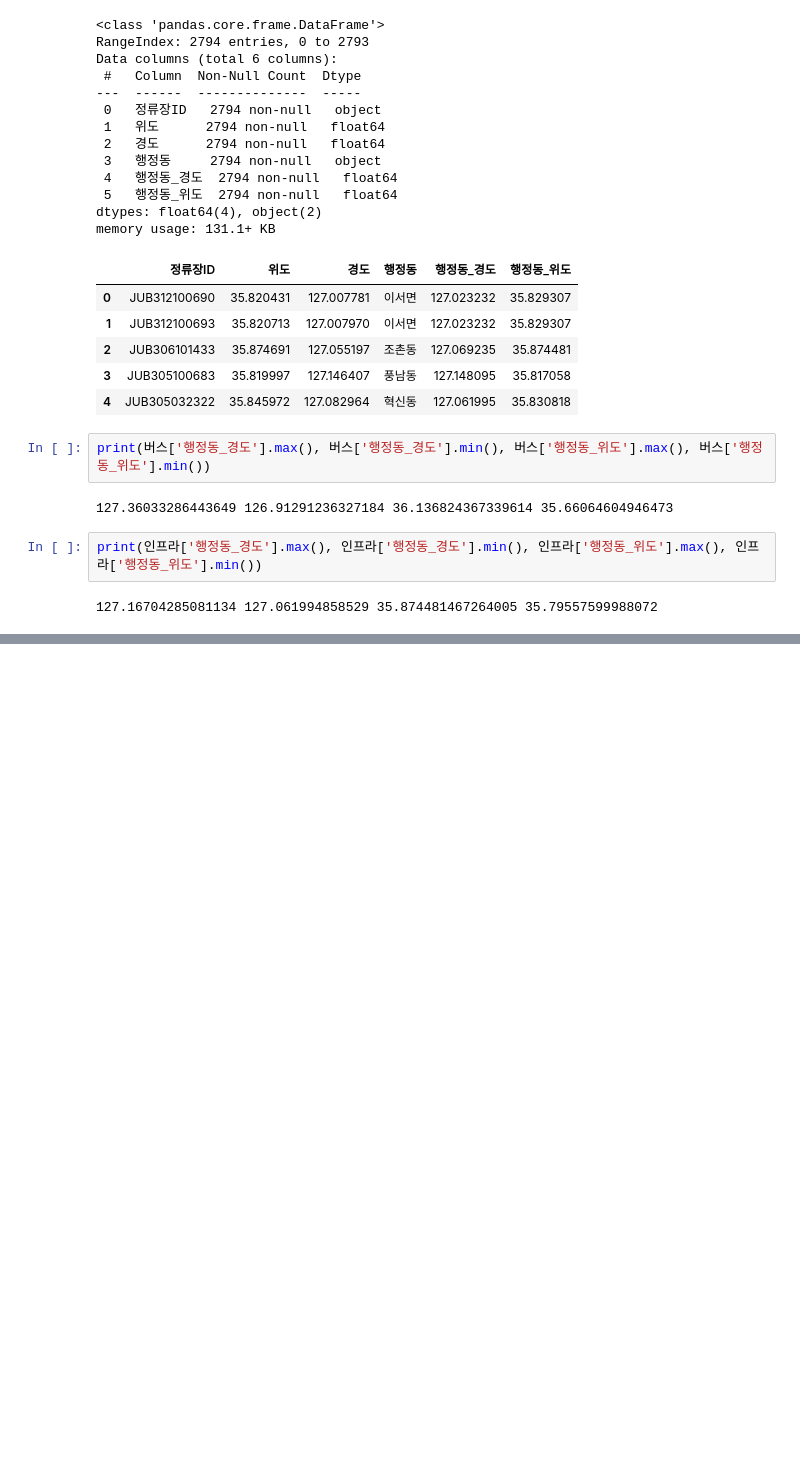
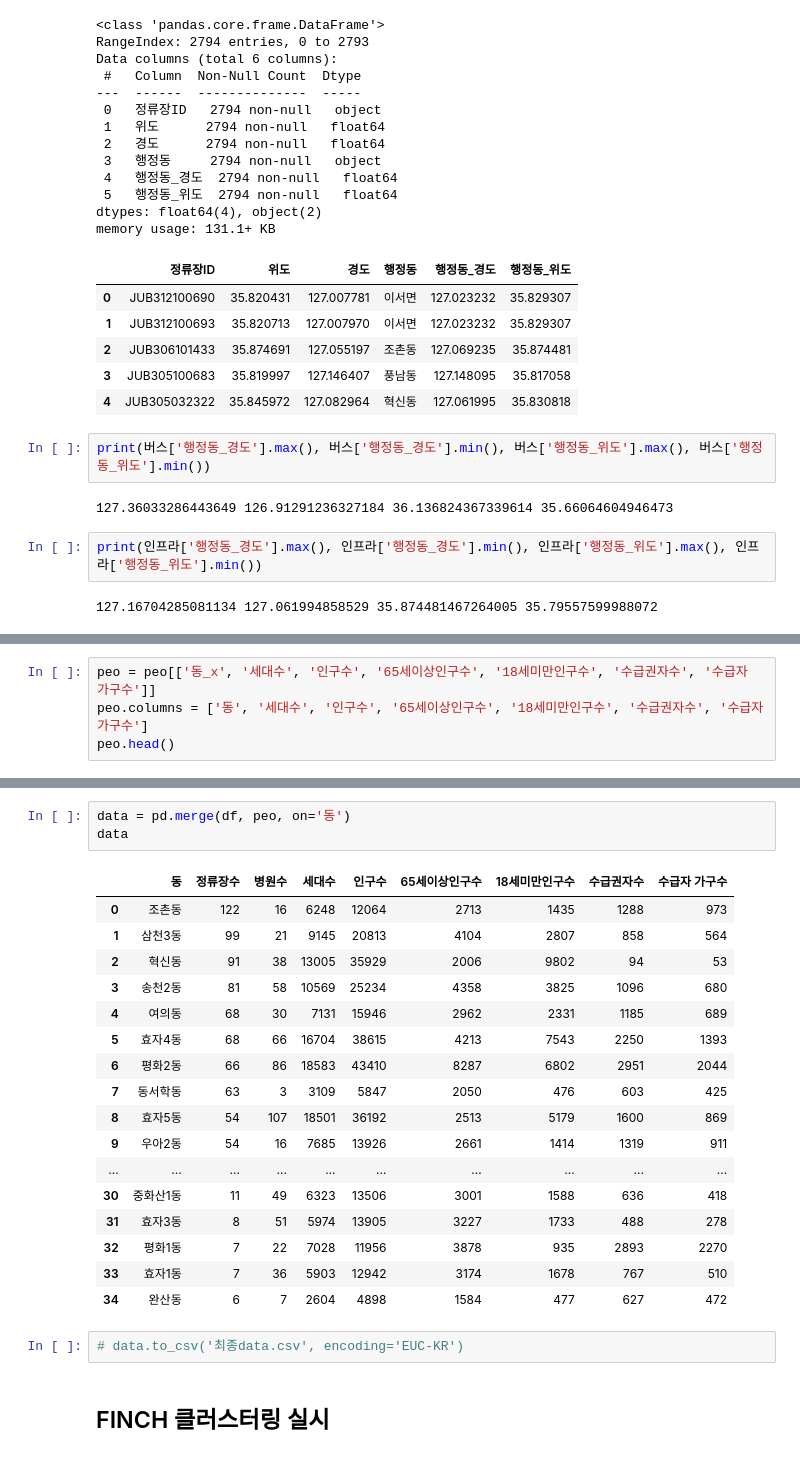
Before and after one commit to KNU-Probe/2024_Probe_Spring, a Jupyter notebook: 24_1_Project/4조/보건소 입지선정.ipynb, the cells around one changed output, grey strips where cells are left out. Cells and saved outputs as stored; diff of their text form; blank space fills up the shorter version.

```diff
--- a/24_1_Project/4조/보건소 입지선정.ipynb
+++ b/24_1_Project/4조/보건소 입지선정.ipynb
@@ -440,0 +623,4 @@ ApiError: REQUEST_DENIED (This API project is not authorized to use this API.)
+# %%
+peo = peo[['동_x', '세대수', '인구수', '65세이상인구수', '18세미만인구수', '수급권자수', '수급자 가구수']]
+peo.columns = ['동', '세대수', '인구수', '65세이상인구수', '18세미만인구수', '수급권자수', '수급자 가구수']
+peo.head()
@@ -440,0 +634,25 @@ ApiError: REQUEST_DENIED (This API project is not authorized to use this API.)
+# %%
+data = pd.merge(df, peo, on='동')
+data
+# %% [output]
+|  | 동 | 정류장수 | 병원수 | 세대수 | 인구수 | 65세이상인구수 | 18세미만인구수 | 수급권자수 | 수급자 가구수 |
+| 0 | 조촌동 | 122 | 16 | 6248 | 12064 | 2713 | 1435 | 1288 | 973 |
+| 1 | 삼천3동 | 99 | 21 | 9145 | 20813 | 4104 | 2807 | 858 | 564 |
+| 2 | 혁신동 | 91 | 38 | 13005 | 35929 | 2006 | 9802 | 94 | 53 |
+| 3 | 송천2동 | 81 | 58 | 10569 | 25234 | 4358 | 3825 | 1096 | 680 |
+| 4 | 여의동 | 68 | 30 | 7131 | 15946 | 2962 | 2331 | 1185 | 689 |
+| 5 | 효자4동 | 68 | 66 | 16704 | 38615 | 4213 | 7543 | 2250 | 1393 |
+| 6 | 평화2동 | 66 | 86 | 18583 | 43410 | 8287 | 6802 | 2951 | 2044 |
+| 7 | 동서학동 | 63 | 3 | 3109 | 5847 | 2050 | 476 | 603 | 425 |
+| 8 | 효자5동 | 54 | 107 | 18501 | 36192 | 2513 | 5179 | 1600 | 869 |
+| 9 | 우아2동 | 54 | 16 | 7685 | 13926 | 2661 | 1414 | 1319 | 911 |
+| ... | ... | ... | ... | ... | ... | ... | ... | ... | ... |
+| 30 | 중화산1동 | 11 | 49 | 6323 | 13506 | 3001 | 1588 | 636 | 418 |
+| 31 | 효자3동 | 8 | 51 | 5974 | 13905 | 3227 | 1733 | 488 | 278 |
+| 32 | 평화1동 | 7 | 22 | 7028 | 11956 | 3878 | 935 | 2893 | 2270 |
+| 33 | 효자1동 | 7 | 36 | 5903 | 12942 | 3174 | 1678 | 767 | 510 |
+| 34 | 완산동 | 6 | 7 | 2604 | 4898 | 1584 | 477 | 627 | 472 |
+# %%
+# data.to_csv('최종data.csv', encoding='EUC-KR')
+# %% [markdown]
+## FINCH 클러스터링 실시
```
Also changed, not shown: parts of 47 cells of this notebook.
